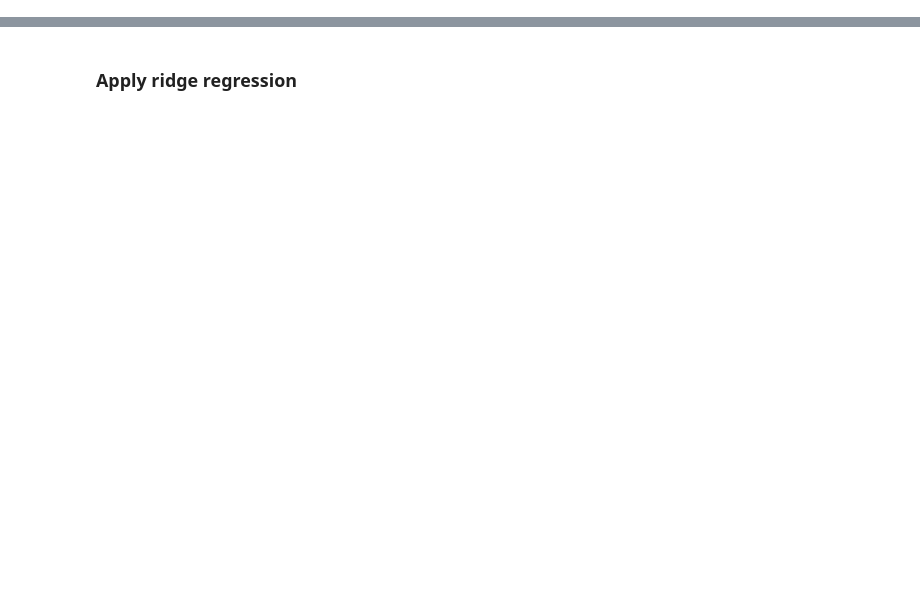
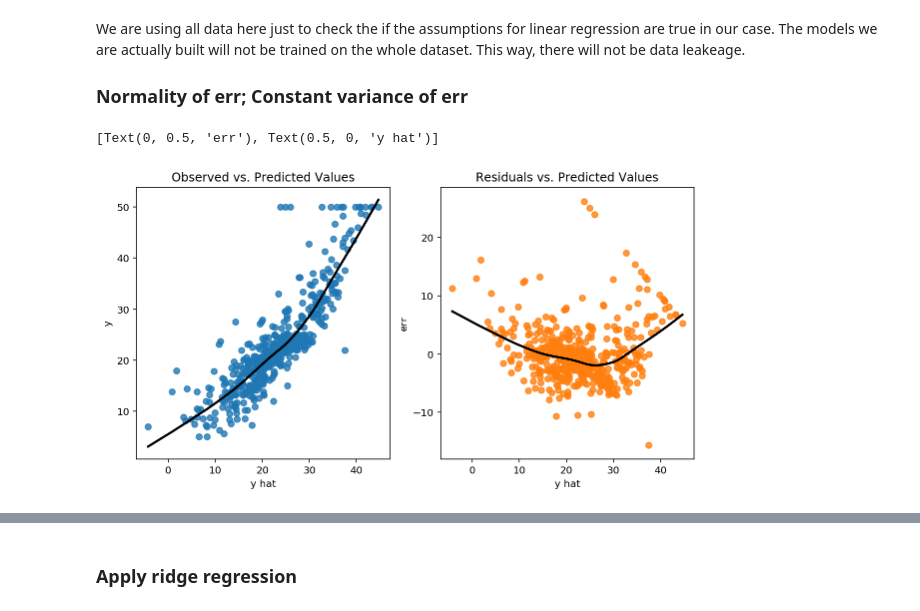
Before and after one commit to jeremy-dai/23-Statistical-Learning, a Jupyter notebook: Assignment 1/Assignment 1.ipynb, the cells around one changed output, grey strips where cells are left out. Cells and saved outputs as stored; diff of their text form; code cells hidden in the pictures; blank space fills up the shorter version.

```diff
--- a/Assignment 1/Assignment 1.ipynb
+++ b/Assignment 1/Assignment 1.ipynb
@@ -20,2 +27,3 @@ Ref:
 # %%
-data = pd.read_csv('../data/housing-p.data.txt',sep=' ',header=0)
+file = '../data/housing-p.data.txt'
+data = pd.read_csv(file,sep=' ',header=0)
@@ -36,7 +54,0 @@ X_train.head()
-# %%
-X_test = sm.add_constant(X_test)
-# %%
-X_train = sm.add_constant(X_train)
-est = sm.OLS(y_train, X_train)
-est2 = est.fit()
-print(est2.summary())
@@ -168,0 +117,22 @@ display(df_max.head(3))
+# %%
+X_constant = sm.add_constant(X)
+est = sm.OLS(y, X_constant).fit()
+# %% [markdown]
+We are using all data here just to check the if the assumptions for linear regression are true in our case. The models we are actually built will not be trained on the whole dataset. This way, there will not be data leakeage.
+
+### Normality of err; Constant variance of err
+# %%
+sns.mpl.rcParams['figure.figsize'] = (10, 5)
+
+fig, ax = plt.subplots(1,2)
+
+sns.regplot(x=est.predict(), y=y, lowess=True, ax=ax[0], line_kws={'color': 'black'})
+ax[0].set_title('Observed vs. Predicted Values', fontsize=12)
+ax[0].set(xlabel='y hat', ylabel='y')
+
+sns.regplot(x=est.predict(), y=est.resid, lowess=True, ax=ax[1], line_kws={'color': 'black'})
+ax[1].set_title('Residuals vs. Predicted Values', fontsize=12)
+ax[1].set(xlabel='y hat', ylabel='err')
+# %% [output]
+[Text(0, 0.5, 'err'), Text(0.5, 0, 'y hat')]
+[figure, added]
```
Also changed, not shown: parts of 101 cells of this notebook, 7 other files.
